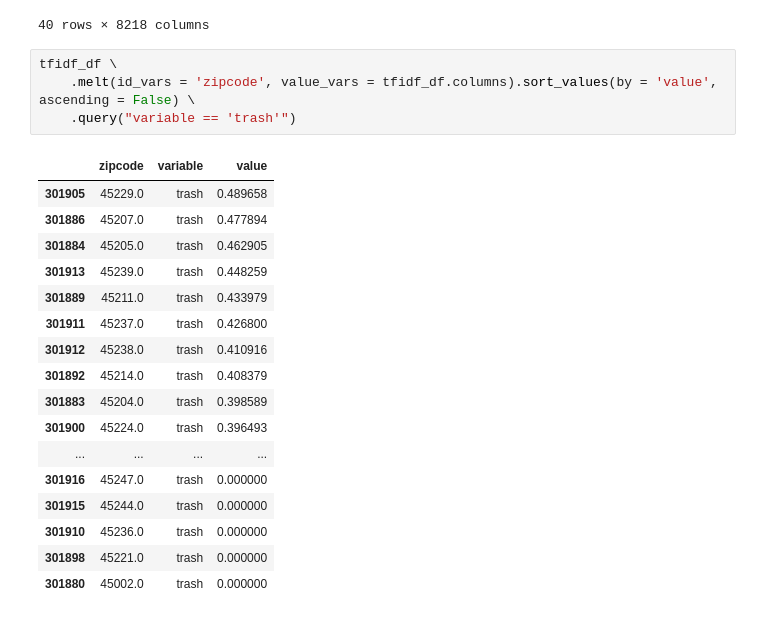
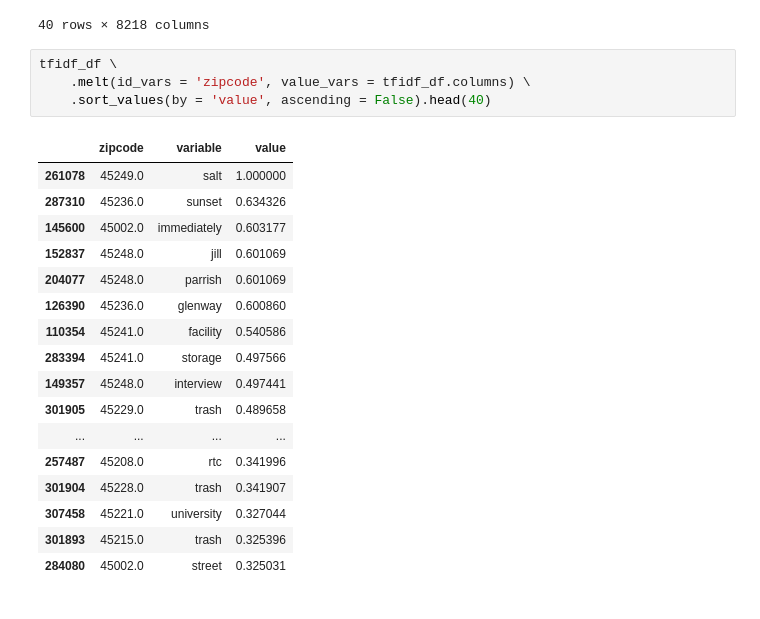
Before and after one commit to jmbahr/the-city-scraper, a Jupyter notebook: _notebooks/2021-08-25-text-analytics-311.ipynb, the cells around one changed output. Cells and saved outputs as stored; diff of their text form.

```diff
--- a/_notebooks/2021-08-25-text-analytics-311.ipynb
+++ b/_notebooks/2021-08-25-text-analytics-311.ipynb
@@ -299,23 +292,23 @@ tfidf_df
 40 rows × 8218 columns
 # %%
 tfidf_df \
-    .melt(id_vars = 'zipcode', value_vars = tfidf_df.columns).sort_values(by = 'value', ascending = False) \
-    .query("variable == 'trash'")
+    .melt(id_vars = 'zipcode', value_vars = tfidf_df.columns) \
+    .sort_values(by = 'value', ascending = False).head(40)
 # %% [output]
 |  | zipcode | variable | value |
+| 261078 | 45249.0 | salt | 1.000000 |
+| 287310 | 45236.0 | sunset | 0.634326 |
+| 145600 | 45002.0 | immediately | 0.603177 |
+| 152837 | 45248.0 | jill | 0.601069 |
+| 204077 | 45248.0 | parrish | 0.601069 |
+| 126390 | 45236.0 | glenway | 0.600860 |
+| 110354 | 45241.0 | facility | 0.540586 |
+| 283394 | 45241.0 | storage | 0.497566 |
+| 149357 | 45248.0 | interview | 0.497441 |
 | 301905 | 45229.0 | trash | 0.489658 |
-| 301886 | 45207.0 | trash | 0.477894 |
-| 301884 | 45205.0 | trash | 0.462905 |
-| 301913 | 45239.0 | trash | 0.448259 |
-| 301889 | 45211.0 | trash | 0.433979 |
-| 301911 | 45237.0 | trash | 0.426800 |
-| 301912 | 45238.0 | trash | 0.410916 |
-| 301892 | 45214.0 | trash | 0.408379 |
-| 301883 | 45204.0 | trash | 0.398589 |
-| 301900 | 45224.0 | trash | 0.396493 |
 | ... | ... | ... | ... |
-| 301916 | 45247.0 | trash | 0.000000 |
-| 301915 | 45244.0 | trash | 0.000000 |
-| 301910 | 45236.0 | trash | 0.000000 |
-| 301898 | 45221.0 | trash | 0.000000 |
-| 301880 | 45002.0 | trash | 0.000000 |
+| 257487 | 45208.0 | rtc | 0.341996 |
+| 301904 | 45228.0 | trash | 0.341907 |
+| 307458 | 45221.0 | university | 0.327044 |
+| 301893 | 45215.0 | trash | 0.325396 |
+| 284080 | 45002.0 | street | 0.325031 |
```
Also changed, not shown: parts of 7 cells of this notebook.
